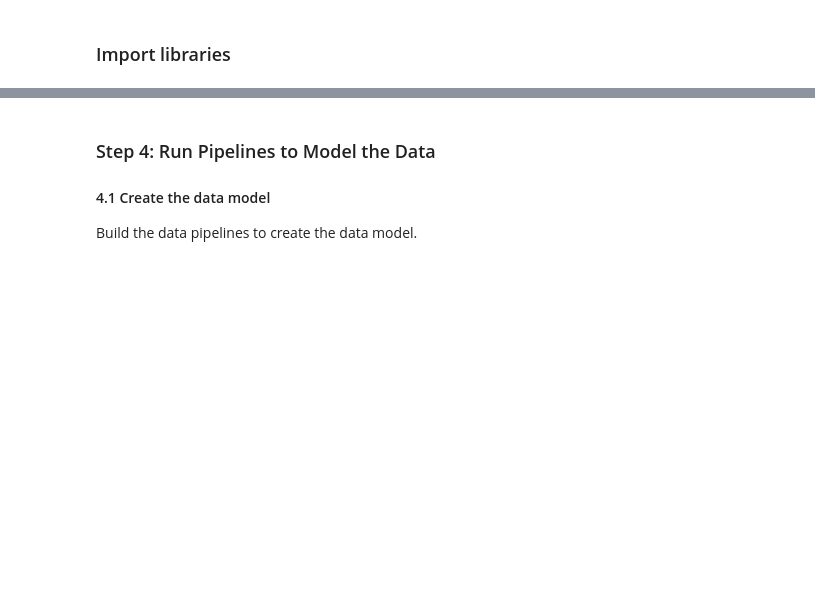
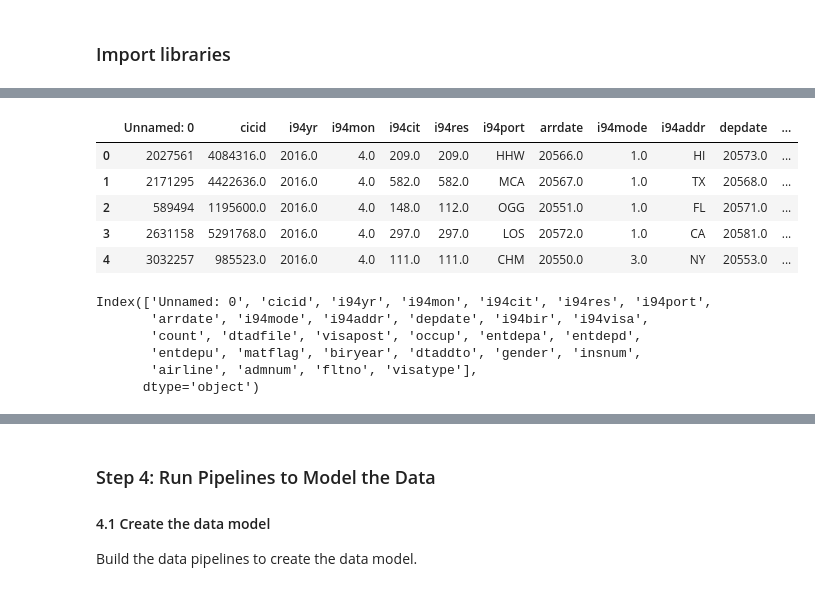
Before and after one commit to JcFreya/UD-DE-proj6-Capstone-Project, a Jupyter notebook: capstone-project.ipynb, the cells around one changed output, grey strips where cells are left out. Cells and saved outputs as stored; diff of their text form; code cells hidden in the pictures; blank space fills up the shorter version.

```diff
--- a/capstone-project.ipynb
+++ b/capstone-project.ipynb
@@ -94,9 +102,6 @@ df_immigration.head()
-# %%
-
-from pyspark.sql import SparkSession
-spark = SparkSession.builder.\
-config("spark.jars.packages","saurfang:spark-sas7bdat:2.0.0-s_2.11")\
-.enableHiveSupport()\
-.getOrCreate()
-
-df_spark =spark.read.format('com.github.saurfang.sas.spark').load('../../data/18-83510-I94-Data-2016/i94_apr16_sub.sas7bdat')
+# %%
+# Read in the data here
+
+# I94 SAS Data
+fname = '../../data/18-83510-I94-Data-2016/i94_apr16_sub.sas7bdat
+df_immigration =spark.read.format('com.github.saurfang.sas.spark').load(fname)
@@ -143,0 +186,20 @@ List the steps necessary to pipeline the data into the chosen data model
+# %%
+# Explore the I94 immigration data
+df_immigration.head()
+# %% [output]
+|  | Unnamed: 0 | cicid | i94yr | i94mon | i94cit | i94res | i94port | arrdate | i94mode | i94addr | depdate | ... |
+| 0 | 2027561 | 4084316.0 | 2016.0 | 4.0 | 209.0 | 209.0 | HHW | 20566.0 | 1.0 | HI | 20573.0 | ... |
+| 1 | 2171295 | 4422636.0 | 2016.0 | 4.0 | 582.0 | 582.0 | MCA | 20567.0 | 1.0 | TX | 20568.0 | ... |
+| 2 | 589494 | 1195600.0 | 2016.0 | 4.0 | 148.0 | 112.0 | OGG | 20551.0 | 1.0 | FL | 20571.0 | ... |
+| 3 | 2631158 | 5291768.0 | 2016.0 | 4.0 | 297.0 | 297.0 | LOS | 20572.0 | 1.0 | CA | 20581.0 | ... |
+| 4 | 3032257 | 985523.0 | 2016.0 | 4.0 | 111.0 | 111.0 | CHM | 20550.0 | 3.0 | NY | 20553.0 | ... |
+# %%
+# overview on columns
+df_immigration.columns
+# %% [output]
+Index(['Unnamed: 0', 'cicid', 'i94yr', 'i94mon', 'i94cit', 'i94res', 'i94port',
+       'arrdate', 'i94mode', 'i94addr', 'depdate', 'i94bir', 'i94visa',
+       'count', 'dtadfile', 'visapost', 'occup', 'entdepa', 'entdepd',
+       'entdepu', 'matflag', 'biryear', 'dtaddto', 'gender', 'insnum',
+       'airline', 'admnum', 'fltno', 'visatype'],
+      dtype='object')
```
Also changed, not shown: parts of 97 cells of this notebook, 3 other files.
